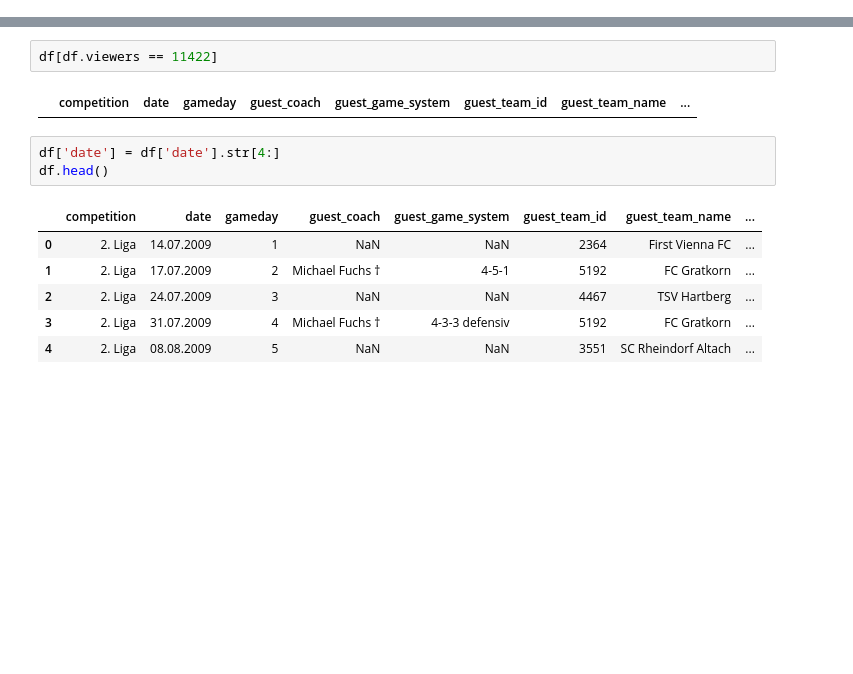
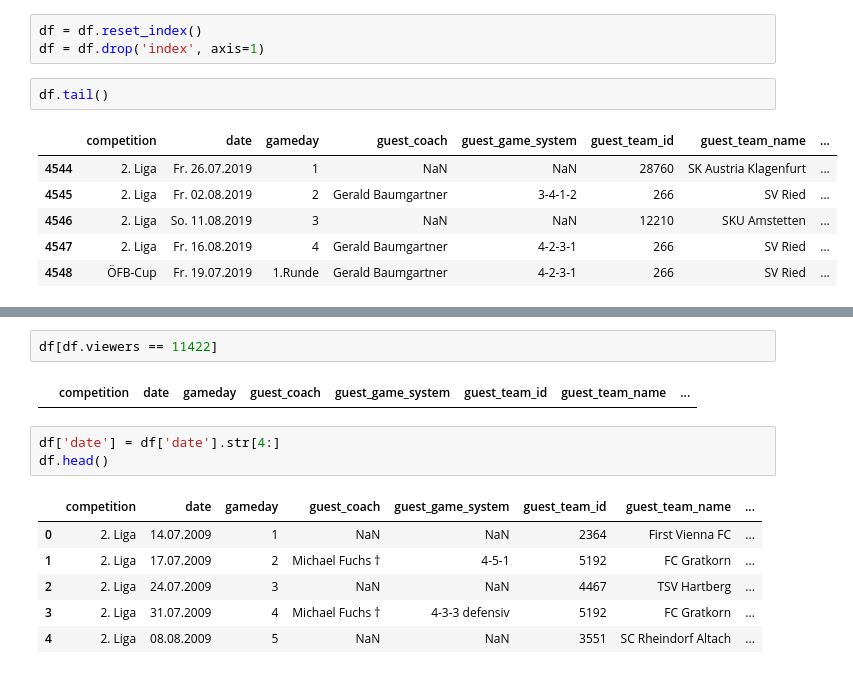
Before and after one commit to thomashon/football-prediction, a Jupyter notebook: scraper/2-cleaning.ipynb, the cells around one changed output, grey strips where cells are left out. Cells and saved outputs as stored; diff of their text form; blank space fills up the shorter version.

```diff
--- a/scraper/2-cleaning.ipynb
+++ b/scraper/2-cleaning.ipynb
@@ -72,3 +54,15 @@ df[df.result.str.len() > 3]
+# %%
+df = df.reset_index()
+df = df.drop('index', axis=1)
+# %%
+df.tail()
+# %% [output]
+|  | competition | date | gameday | guest_coach | guest_game_system | guest_team_id | guest_team_name | ... |
+| 4544 | 2. Liga | Fr. 26.07.2019 | 1 | NaN | NaN | 28760 | SK Austria Klagenfurt | ... |
+| 4545 | 2. Liga | Fr. 02.08.2019 | 2 | Gerald Baumgartner | 3-4-1-2 | 266 | SV Ried | ... |
+| 4546 | 2. Liga | So. 11.08.2019 | 3 | NaN | NaN | 12210 | SKU Amstetten | ... |
+| 4547 | 2. Liga | Fr. 16.08.2019 | 4 | Gerald Baumgartner | 4-2-3-1 | 266 | SV Ried | ... |
+| 4548 | ÖFB-Cup | Fr. 19.07.2019 | 1.Runde | Gerald Baumgartner | 4-2-3-1 | 266 | SV Ried | ... |
 # %%
 df.home_coach.value_counts().head()
 # %% [output]
```
Also changed, not shown: parts of 18 cells of this notebook, 21 other files.
